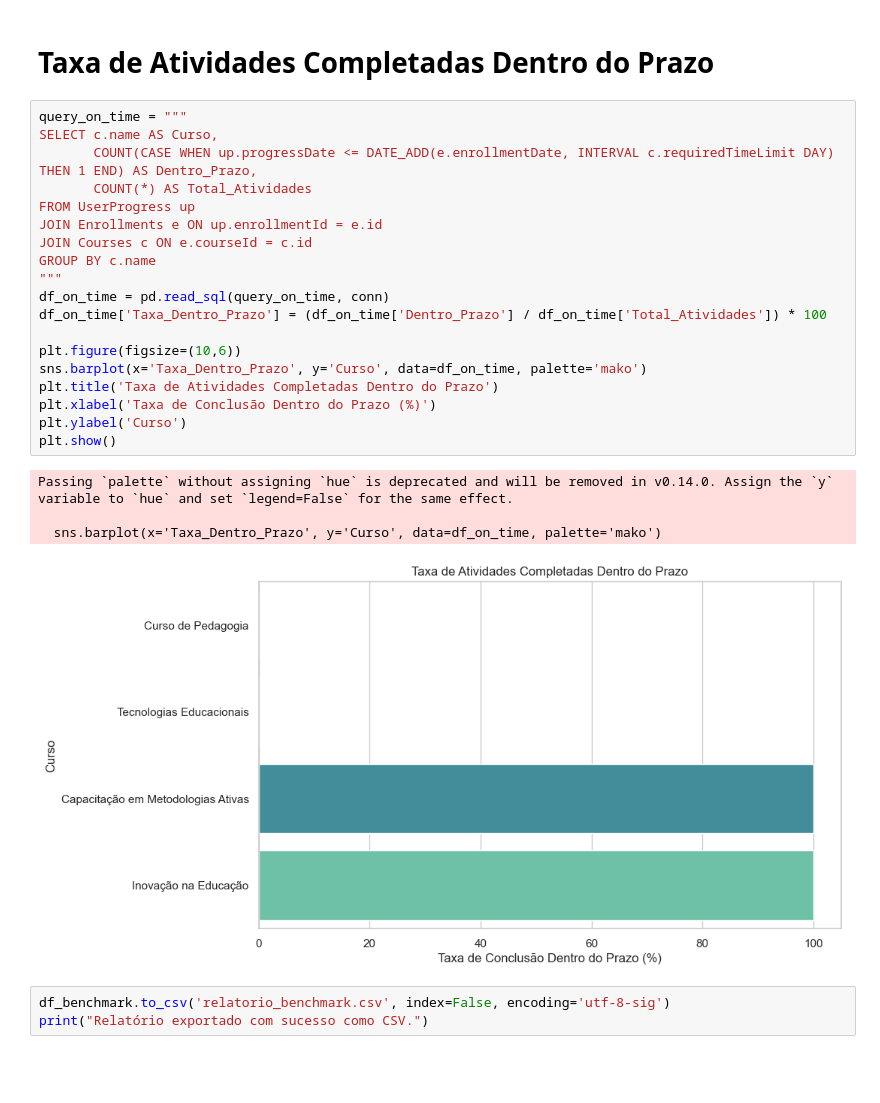
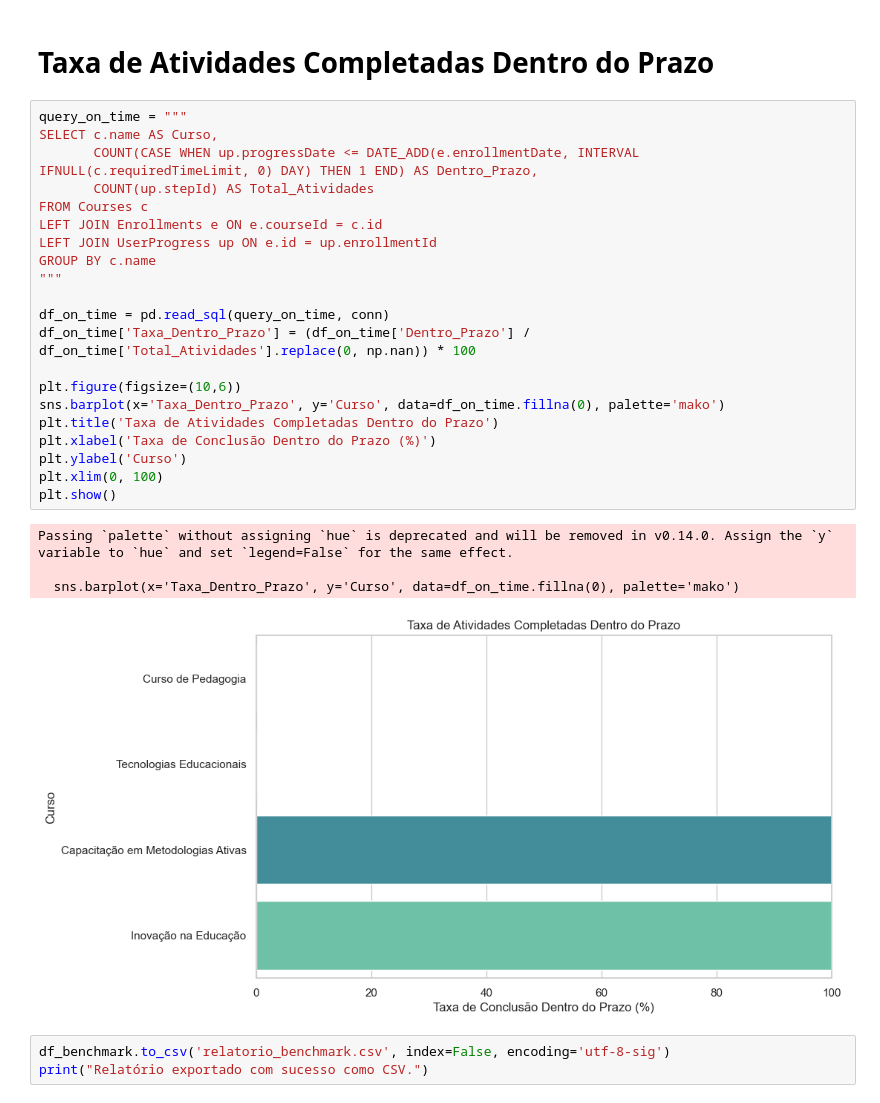
Before and after one commit to TeachGreen/Docentify-BI, a Jupyter notebook: BI.ipynb, the cells around one changed output. Cells and saved outputs as stored; diff of their text form; blank space fills up the shorter version.

```diff
--- a/BI.ipynb
+++ b/BI.ipynb
@@ -412,27 +412,29 @@ plt.show()
 # %%
 query_on_time = """
 SELECT c.name AS Curso,
-       COUNT(CASE WHEN up.progressDate <= DATE_ADD(e.enrollmentDate, INTERVAL c.requiredTimeLimit DAY) THEN 1 END) AS Dentro_Prazo,
-       COUNT(*) AS Total_Atividades
-FROM UserProgress up
-JOIN Enrollments e ON up.enrollmentId = e.id
-JOIN Courses c ON e.courseId = c.id
+       COUNT(CASE WHEN up.progressDate <= DATE_ADD(e.enrollmentDate, INTERVAL IFNULL(c.requiredTimeLimit, 0) DAY) THEN 1 END) AS Dentro_Prazo,
+       COUNT(up.stepId) AS Total_Atividades
+FROM Courses c
+LEFT JOIN Enrollments e ON e.courseId = c.id
+LEFT JOIN UserProgress up ON e.id = up.enrollmentId
 GROUP BY c.name
 """
+
 df_on_time = pd.read_sql(query_on_time, conn)
-df_on_time['Taxa_Dentro_Prazo'] = (df_on_time['Dentro_Prazo'] / df_on_time['Total_Atividades']) * 100
+df_on_time['Taxa_Dentro_Prazo'] = (df_on_time['Dentro_Prazo'] / df_on_time['Total_Atividades'].replace(0, np.nan)) * 100
 
 plt.figure(figsize=(10,6))
-sns.barplot(x='Taxa_Dentro_Prazo', y='Curso', data=df_on_time, palette='mako')
+sns.barplot(x='Taxa_Dentro_Prazo', y='Curso', data=df_on_time.fillna(0), palette='mako')
 plt.title('Taxa de Atividades Completadas Dentro do Prazo')
 plt.xlabel('Taxa de Conclusão Dentro do Prazo (%)')
 plt.ylabel('Curso')
+plt.xlim(0, 100)
 plt.show()
 # %% [output]
 Passing `palette` without assigning `hue` is deprecated and will be removed in v0.14.0. Assign the `y` variable to `hue` and set `legend=False` for the same effect.
 
-  sns.barplot(x='Taxa_Dentro_Prazo', y='Curso', data=df_on_time, palette='mako')
+  sns.barplot(x='Taxa_Dentro_Prazo', y='Curso', data=df_on_time.fillna(0), palette='mako')
-[figure, old version]
+[figure, new version]
 # %%
 df_benchmark.to_csv('relatorio_benchmark.csv', index=False, encoding='utf-8-sig')
 print("Relatório exportado com sucesso como CSV.")
```
Also changed, not shown: parts of 4 cells of this notebook, 4 other files.
